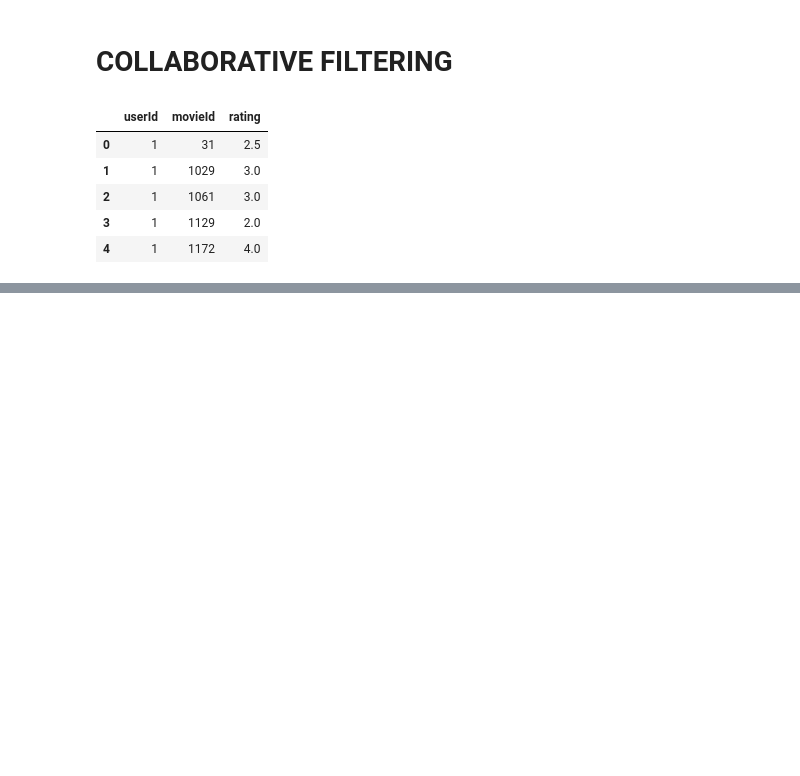
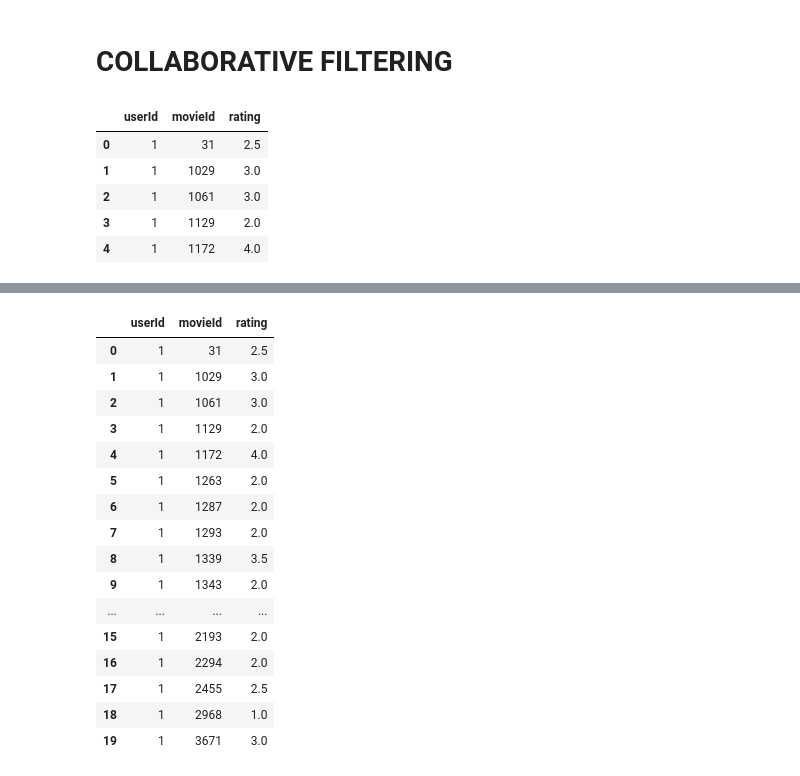
Before and after one commit to disha2sinha/Movie-Recommendation-System, a Jupyter notebook: Content_Based_Recommendation_System.ipynb, the cells around one changed output, grey strips where cells are left out. Drawn from its saved outputs; the diff is of its cells as text; code cells hidden in the pictures; blank space fills up the shorter version.

```diff
--- a/Content_Based_Recommendation_System.ipynb
+++ b/Content_Based_Recommendation_System.ipynb
@@ -236,0 +274,20 @@ ratings_data.head()
+# %%
+ratings_data[ratings_data['userId']==1]
+# %% [output]
+|  | userId | movieId | rating |
+| 0 | 1 | 31 | 2.5 |
+| 1 | 1 | 1029 | 3.0 |
+| 2 | 1 | 1061 | 3.0 |
+| 3 | 1 | 1129 | 2.0 |
+| 4 | 1 | 1172 | 4.0 |
+| 5 | 1 | 1263 | 2.0 |
+| 6 | 1 | 1287 | 2.0 |
+| 7 | 1 | 1293 | 2.0 |
+| 8 | 1 | 1339 | 3.5 |
+| 9 | 1 | 1343 | 2.0 |
+| ... | ... | ... | ... |
+| 15 | 1 | 2193 | 2.0 |
+| 16 | 1 | 2294 | 2.0 |
+| 17 | 1 | 2455 | 2.5 |
+| 18 | 1 | 2968 | 1.0 |
+| 19 | 1 | 3671 | 3.0 |
```
Also changed, not shown: parts of 4 cells of this notebook.
